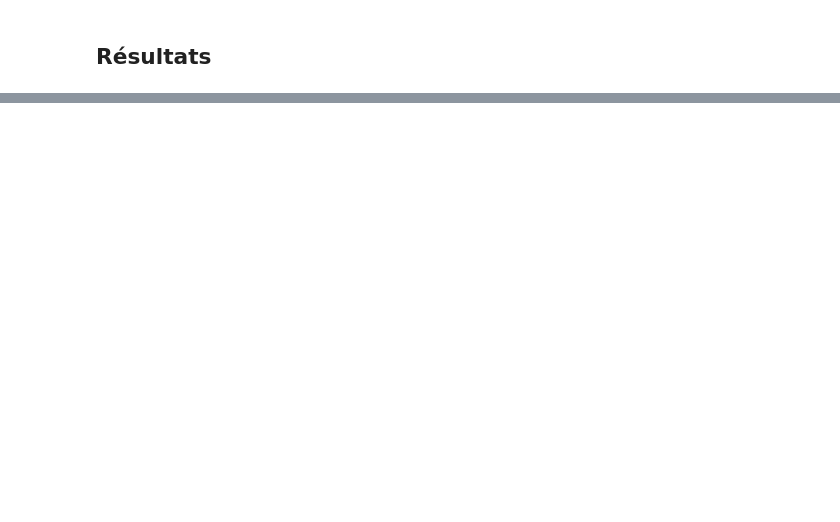
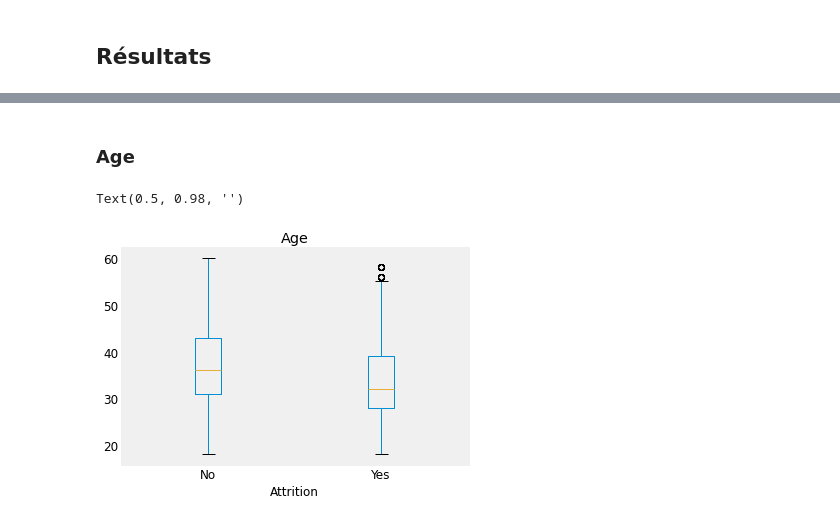
Before and after one commit to VictorMassotte/Projet-IA, a Jupyter notebook: projet-ia.ipynb, the cells around one changed output, grey strips where cells are left out. Drawn from its saved outputs; the diff is of its cells as text; code cells hidden in the pictures; blank space fills up the shorter version.

```diff
--- a/projet-ia.ipynb
+++ b/projet-ia.ipynb
@@ -866,0 +870,8 @@ Text(0.5, 0, 'Relative Importance')
+# %% [markdown]
+### Age
+# %%
+allData.boxplot(by ='Attrition', column = "Age", grid = False, figsize=None)
+plt.suptitle("")
+# %% [output]
+Text(0.5, 0.98, '')
+[figure, added]
```
Also changed, not shown: parts of 44 cells of this notebook.
